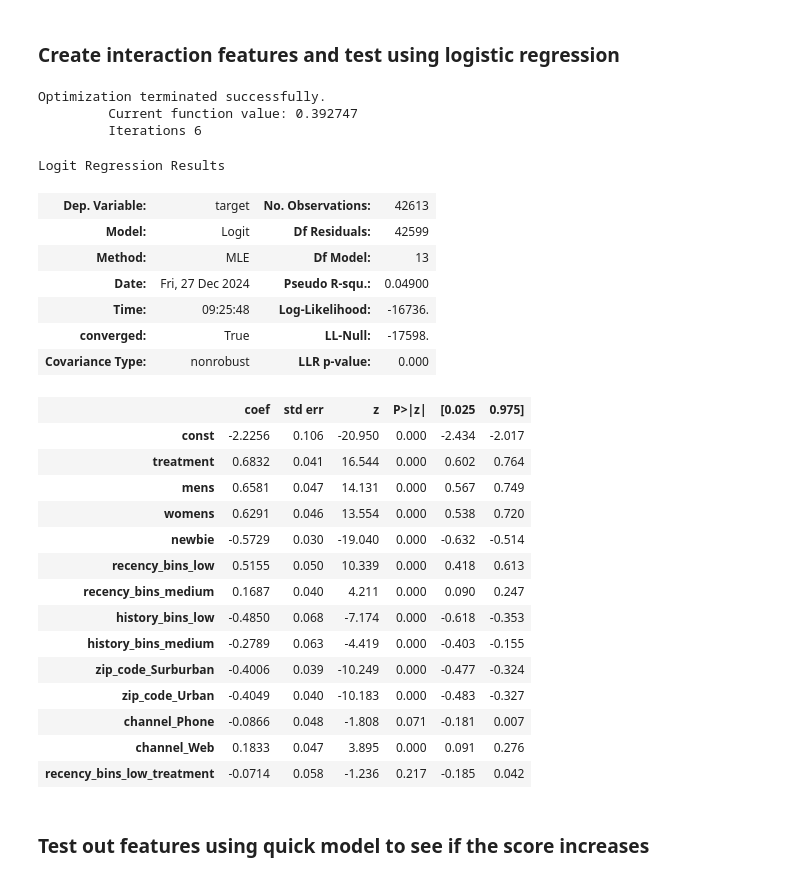
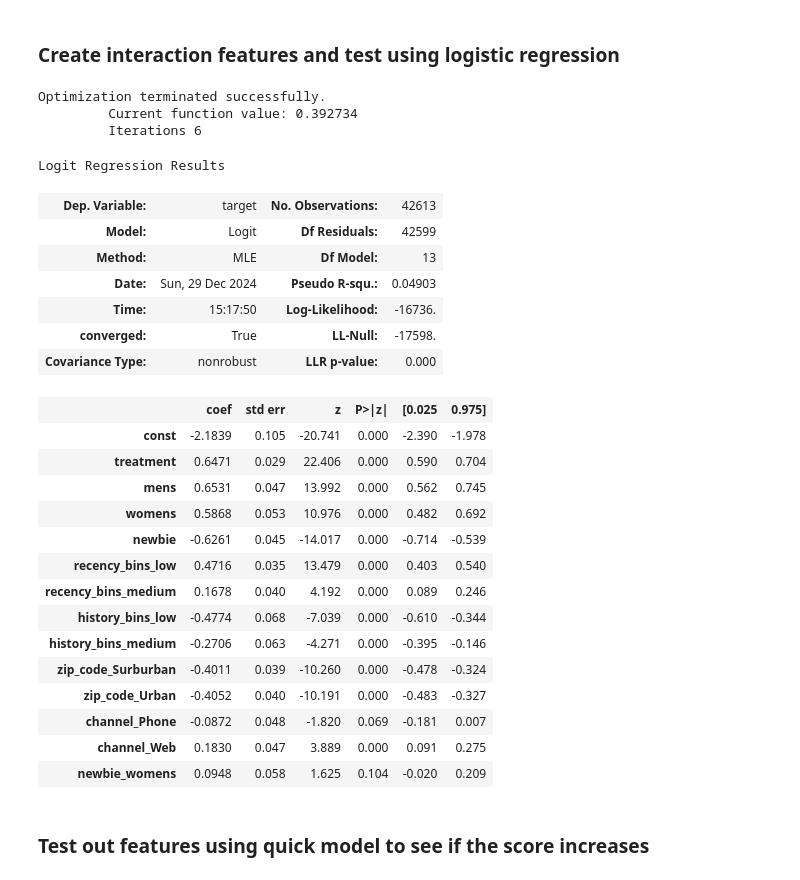
Before and after one commit to jwalluww/Medium_Articles, a Jupyter notebook: CausalInference/CauasalMLUpliftPart1.ipynb, the cells around one changed output. Cells and saved outputs as stored; diff of their text form; code cells hidden in the pictures.

```diff
--- a/CausalInference/CauasalMLUpliftPart1.ipynb
+++ b/CausalInference/CauasalMLUpliftPart1.ipynb
@@ -450,6 +462,9 @@ df['zip_code_Urban_treatment'] = df['zip_code_Urban'] * df['treatment']
 df['channel_Phone_treatment'] = df['channel_Phone'] * df['treatment']
 df['history_bins_medium_treatment'] = df['history_bins_medium'] * df['treatment']
 df['recency_bins_low_treatment'] = df['recency_bins_low'] * df['treatment']
+df['newbie_mens'] = df['newbie'] * df['mens']
+df['newbie_womens'] = df['newbie'] * df['womens']
+
 
 # Final feature list
 varlist = [
@@ -465,6 +480,10 @@ varlist = [
 	'zip_code_Urban',
 	'channel_Phone',
     'channel_Web',
+
+    # 'newbie_mens',
+    # 'newbie_womens',
+
     # 'history_segment_100_200',
     # 'history_segment_200_350',
     # 'history_segment_350_500',
@@ -473,50 +492,50 @@ varlist = [
     # 'history_segment_1000_plus',
 
     # 'zip_code_Urban_treatment',
     # 'channel_Phone_treatment',
     # 'history_bins_medium_treatment',
-    'recency_bins_low_treatment',
+    # 'recency_bins_low_treatment',
 ]
 
 df_updated = df[varlist + ['target']]
 
 # run quick regression to see coefficients
 sm.Logit(df_updated['target'], sm.add_constant(df_updated[varlist])).fit().summary()
 
 # df_control = df_updated.loc[df_updated['treatment'] == 0]
 # df_treatment = df_updated.loc[df_updated['treatment'] == 1]
 # X_control = df_control[varlist]
 # y_control = df_control['target']
 # X_treatment = df_treatment[varlist]
 # y_treatment = df_treatment['target']
 # sm.Logit(y_control, sm.add_constant(X_control)).fit().summary()
 # sm.Logit(y_treatment, sm.add_constant(X_treatment)).fit().summary()
 # %% [output]
 Optimization terminated successfully.
-         Current function value: 0.392747
+         Current function value: 0.392734
          Iterations 6
 Logit Regression Results
 | Dep. Variable: | target | No. Observations: | 42613 |
 | Model: | Logit | Df Residuals: | 42599 |
 | Method: | MLE | Df Model: | 13 |
-| Date: | Fri, 27 Dec 2024 | Pseudo R-squ.: | 0.04900 |
-| Time: | 09:25:48 | Log-Likelihood: | -16736. |
+| Date: | Sun, 29 Dec 2024 | Pseudo R-squ.: | 0.04903 |
+| Time: | 15:17:50 | Log-Likelihood: | -16736. |
 | converged: | True | LL-Null: | -17598. |
 | Covariance Type: | nonrobust | LLR p-value: | 0.000 |
 |  | coef | std err | z | P>|z| | [0.025 | 0.975] |
-| const | -2.2256 | 0.106 | -20.950 | 0.000 | -2.434 | -2.017 |
-| treatment | 0.6832 | 0.041 | 16.544 | 0.000 | 0.602 | 0.764 |
-| mens | 0.6581 | 0.047 | 14.131 | 0.000 | 0.567 | 0.749 |
-| womens | 0.6291 | 0.046 | 13.554 | 0.000 | 0.538 | 0.720 |
-| newbie | -0.5729 | 0.030 | -19.040 | 0.000 | -0.632 | -0.514 |
-| recency_bins_low | 0.5155 | 0.050 | 10.339 | 0.000 | 0.418 | 0.613 |
-| recency_bins_medium | 0.1687 | 0.040 | 4.211 | 0.000 | 0.090 | 0.247 |
-| history_bins_low | -0.4850 | 0.068 | -7.174 | 0.000 | -0.618 | -0.353 |
-| history_bins_medium | -0.2789 | 0.063 | -4.419 | 0.000 | -0.403 | -0.155 |
-| zip_code_Surburban | -0.4006 | 0.039 | -10.249 | 0.000 | -0.477 | -0.324 |
-| zip_code_Urban | -0.4049 | 0.040 | -10.183 | 0.000 | -0.483 | -0.327 |
-| channel_Phone | -0.0866 | 0.048 | -1.808 | 0.071 | -0.181 | 0.007 |
-| channel_Web | 0.1833 | 0.047 | 3.895 | 0.000 | 0.091 | 0.276 |
-| recency_bins_low_treatment | -0.0714 | 0.058 | -1.236 | 0.217 | -0.185 | 0.042 |
+| const | -2.1839 | 0.105 | -20.741 | 0.000 | -2.390 | -1.978 |
+| treatment | 0.6471 | 0.029 | 22.406 | 0.000 | 0.590 | 0.704 |
+| mens | 0.6531 | 0.047 | 13.992 | 0.000 | 0.562 | 0.745 |
+| womens | 0.5868 | 0.053 | 10.976 | 0.000 | 0.482 | 0.692 |
+| newbie | -0.6261 | 0.045 | -14.017 | 0.000 | -0.714 | -0.539 |
+| recency_bins_low | 0.4716 | 0.035 | 13.479 | 0.000 | 0.403 | 0.540 |
+| recency_bins_medium | 0.1678 | 0.040 | 4.192 | 0.000 | 0.089 | 0.246 |
+| history_bins_low | -0.4774 | 0.068 | -7.039 | 0.000 | -0.610 | -0.344 |
+| history_bins_medium | -0.2706 | 0.063 | -4.271 | 0.000 | -0.395 | -0.146 |
+| zip_code_Surburban | -0.4011 | 0.039 | -10.260 | 0.000 | -0.478 | -0.324 |
+| zip_code_Urban | -0.4052 | 0.040 | -10.191 | 0.000 | -0.483 | -0.327 |
+| channel_Phone | -0.0872 | 0.048 | -1.820 | 0.069 | -0.181 | 0.007 |
+| channel_Web | 0.1830 | 0.047 | 3.889 | 0.000 | 0.091 | 0.275 |
+| newbie_womens | 0.0948 | 0.058 | 1.625 | 0.104 | -0.020 | 0.209 |
 # %% [markdown]
 ### Test out features using quick model to see if the score increases
```
Also changed, not shown: parts of 16 cells of this notebook.
